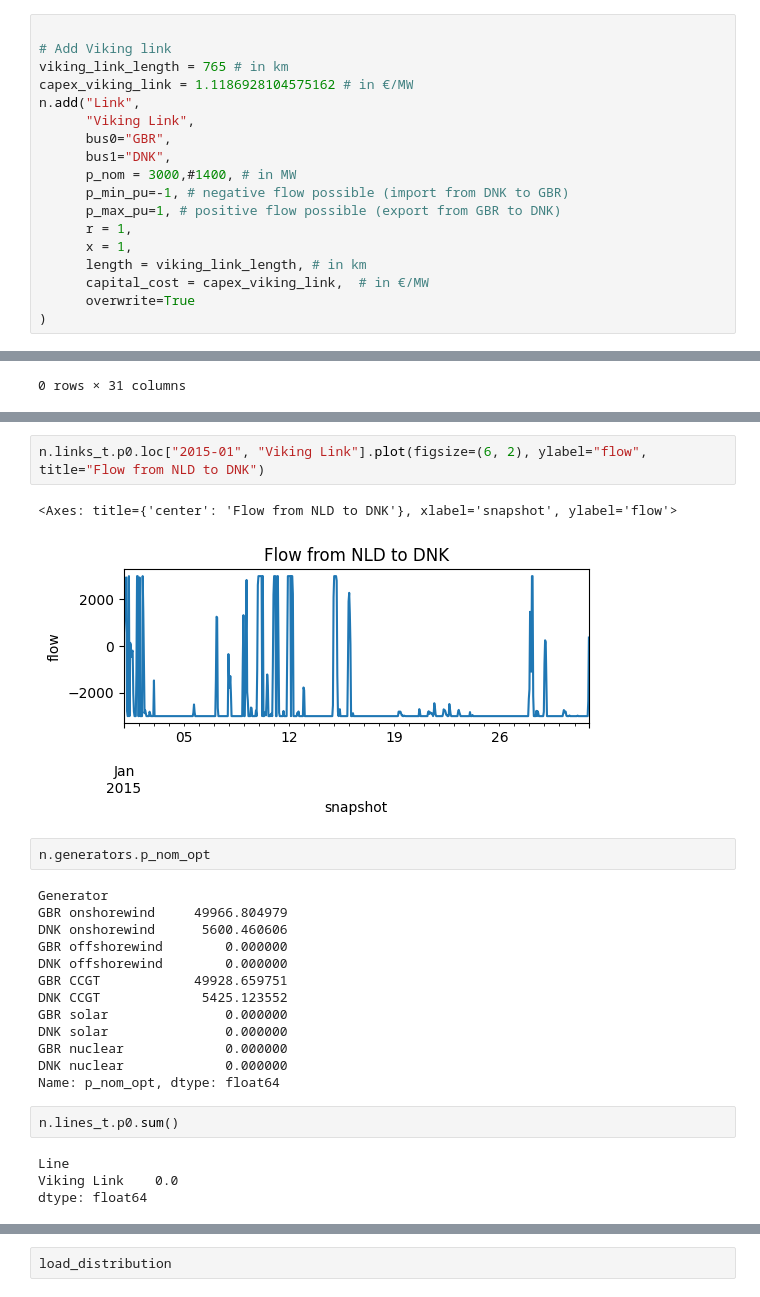
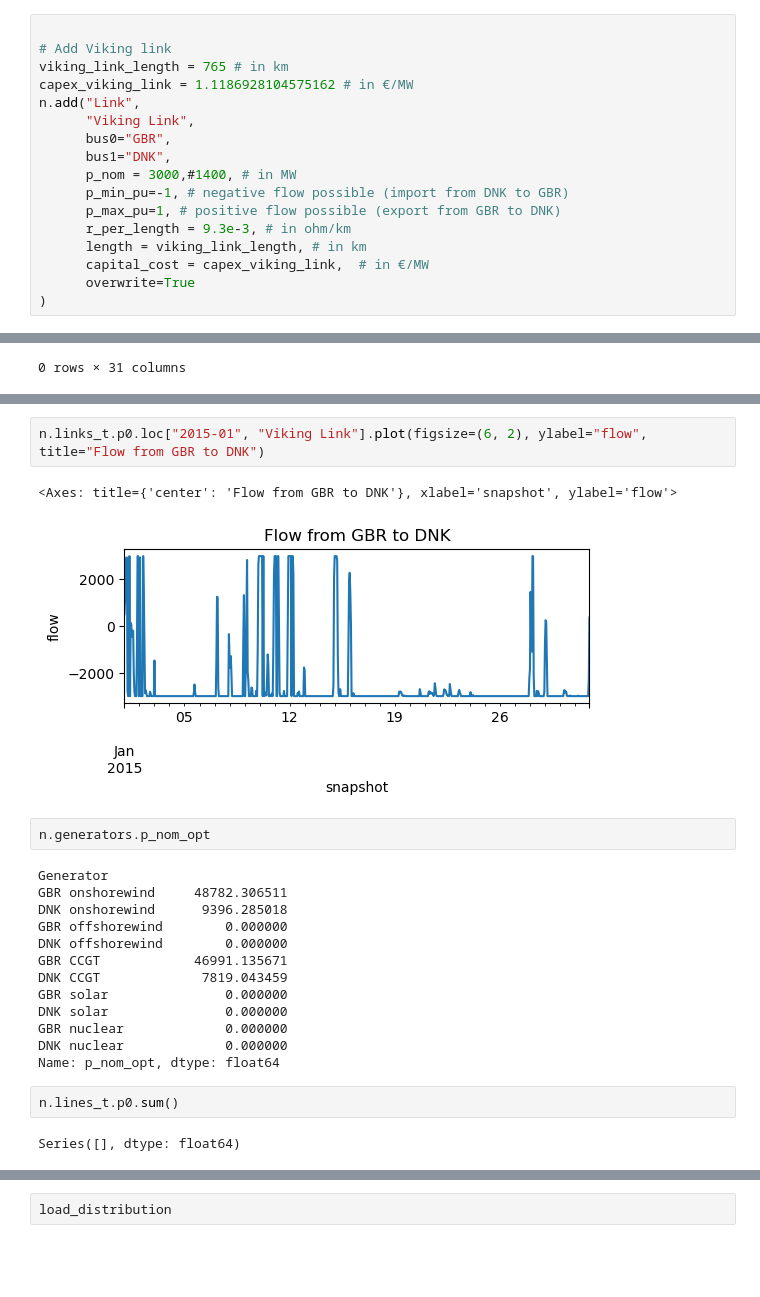
Before and after one commit to CarlosFdHL/ieg_project, a Jupyter notebook: Hmodel.ipynb, the cells around one changed output, grey strips where cells are left out. Drawn from its saved outputs; the diff is of its cells as text; blank space fills up the shorter version.

```diff
--- a/Hmodel.ipynb
+++ b/Hmodel.ipynb
@@ -195,8 +195,7 @@ n.add("Link",
       p_nom = 3000,#1400, # in MW
       p_min_pu=-1, # negative flow possible (import from DNK to GBR)
       p_max_pu=1, # positive flow possible (export from GBR to DNK)
-      r = 1,
-      x = 1,
+      r_per_length = 9.3e-3, # in ohm/km
       length = viking_link_length, # in km
       capital_cost = capex_viking_link,  # in €/MW
       overwrite=True
@@ -246,20 +245,20 @@ Solver message: 2
 INFO:pypsa.optimization.optimize:The shadow-prices of the constraints Generator-ext-p-lower, Generator-ext-p-upper, Link-fix-p-lower, Link-fix-p-upper were not assigned to the network.
 ('ok', 'optimal')
 # %%
-n.links_t.p0.loc["2015-01", "Viking Link"].plot(figsize=(6, 2), ylabel="flow", title="Flow from NLD to DNK")
+n.links_t.p0.loc["2015-01", "Viking Link"].plot(figsize=(6, 2), ylabel="flow", title="Flow from GBR to DNK")
 # %% [output]
-<Axes: title={'center': 'Flow from NLD to DNK'}, xlabel='snapshot', ylabel='flow'>
+<Axes: title={'center': 'Flow from GBR to DNK'}, xlabel='snapshot', ylabel='flow'>
-[figure, old version]
+[figure, new version]
 # %%
 n.generators.p_nom_opt
 # %% [output]
 Generator
-GBR onshorewind     49966.804979
-DNK onshorewind      5600.460606
+GBR onshorewind     48782.306511
+DNK onshorewind      9396.285018
 GBR offshorewind        0.000000
 DNK offshorewind        0.000000
-GBR CCGT            49928.659751
-DNK CCGT             5425.123552
+GBR CCGT            46991.135671
+DNK CCGT             7819.043459
 GBR solar               0.000000
 DNK solar               0.000000
 GBR nuclear             0.000000
@@ -268,9 +267,7 @@ Name: p_nom_opt, dtype: float64
 # %%
 n.lines_t.p0.sum()
 # %% [output]
-Line
-Viking Link    0.0
-dtype: float64
+Series([], dtype: float64)
 # %%
 fig, ax = plt.subplots(
     1, 1, subplot_kw={"projection": ccrs.EqualEarth()}, figsize=(10, 10)
```
Also changed, not shown: parts of 5 cells of this notebook.
